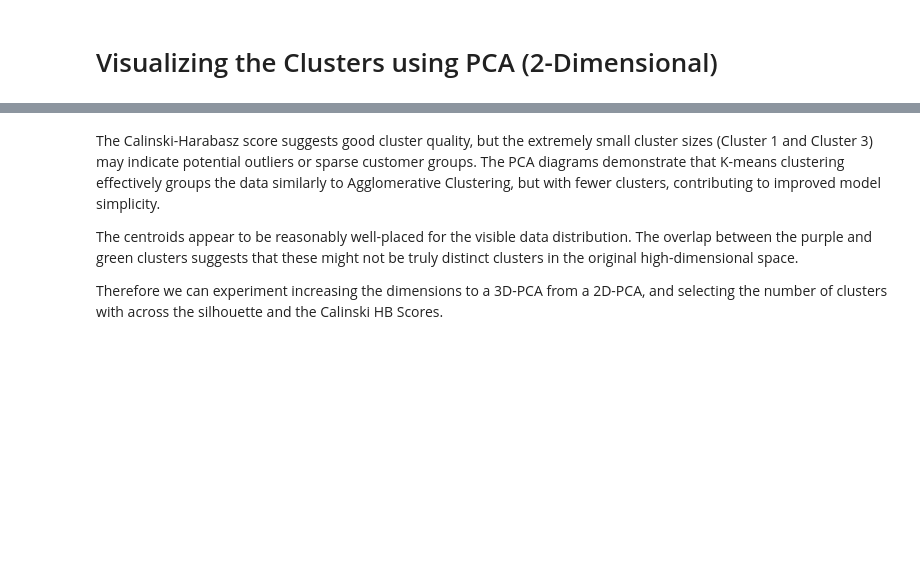
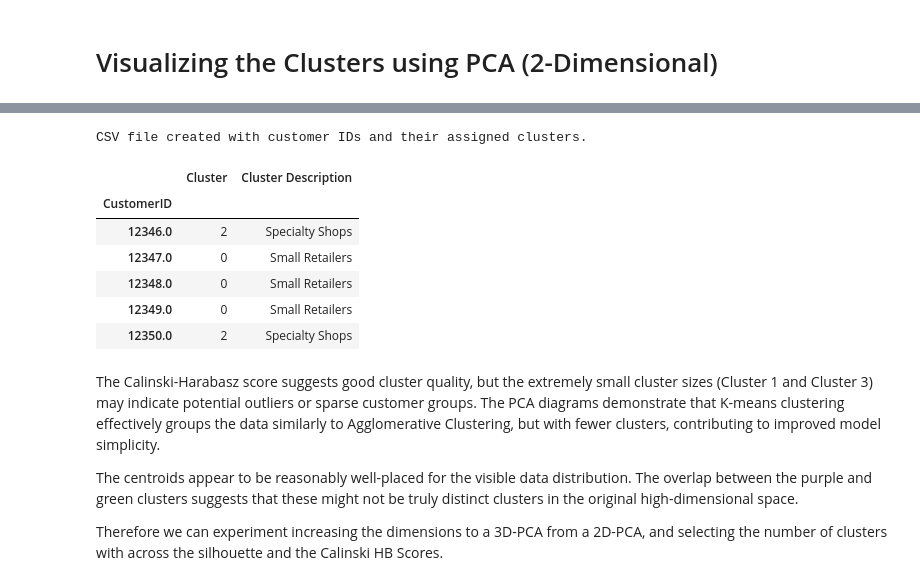
Before and after one commit to EOsamau/DS-Projects, a Jupyter notebook: Customer Segmentation/customer_segmentation.ipynb, the cells around one changed output, grey strips where cells are left out. Cells and saved outputs as stored; diff of their text form; code cells hidden in the pictures; blank space fills up the shorter version.

```diff
--- a/Customer Segmentation/customer_segmentation.ipynb
+++ b/Customer Segmentation/customer_segmentation.ipynb
@@ -455,21 +509,33 @@ print(f"Number of samples in each cluster:\n{pd.Series(cluster_labels).value_cou
 # %%
 customer_data['Cluster'] = cluster_labels
 
 industry_groups = {
     0: 'Small Retailers',
     1: 'Large Wholesalers',
     2: 'Specialty Shops',
     3: 'Corporate Clients'
 }
 
 customer_data['Cluster Description'] = customer_data['Cluster'].map(industry_groups)
 
 
 output_data = customer_data[['Cluster', 'Cluster Description']]
 
 output_data.to_csv('2DPCA_4MEANS_grouping.csv', index=False)
 
 print("CSV file created with customer IDs and their assigned clusters.")
+
+
+output_data.head()
+# %% [output]
+CSV file created with customer IDs and their assigned clusters.
+|  | Cluster | Cluster Description |
+| CustomerID |  |  |
+| 12346.0 | 2 | Specialty Shops |
+| 12347.0 | 0 | Small Retailers |
+| 12348.0 | 0 | Small Retailers |
+| 12349.0 | 0 | Small Retailers |
+| 12350.0 | 2 | Specialty Shops |
 # %% [markdown]
 The Calinski-Harabasz score suggests good cluster quality, but the extremely small cluster sizes (Cluster 1 and Cluster 3) may indicate potential outliers or sparse customer groups. The PCA diagrams demonstrate that K-means clustering effectively groups the data similarly to Agglomerative Clustering, but with fewer clusters, contributing to improved model simplicity.
 
```
Also changed, not shown: parts of 16 cells of this notebook, 12 other files.
